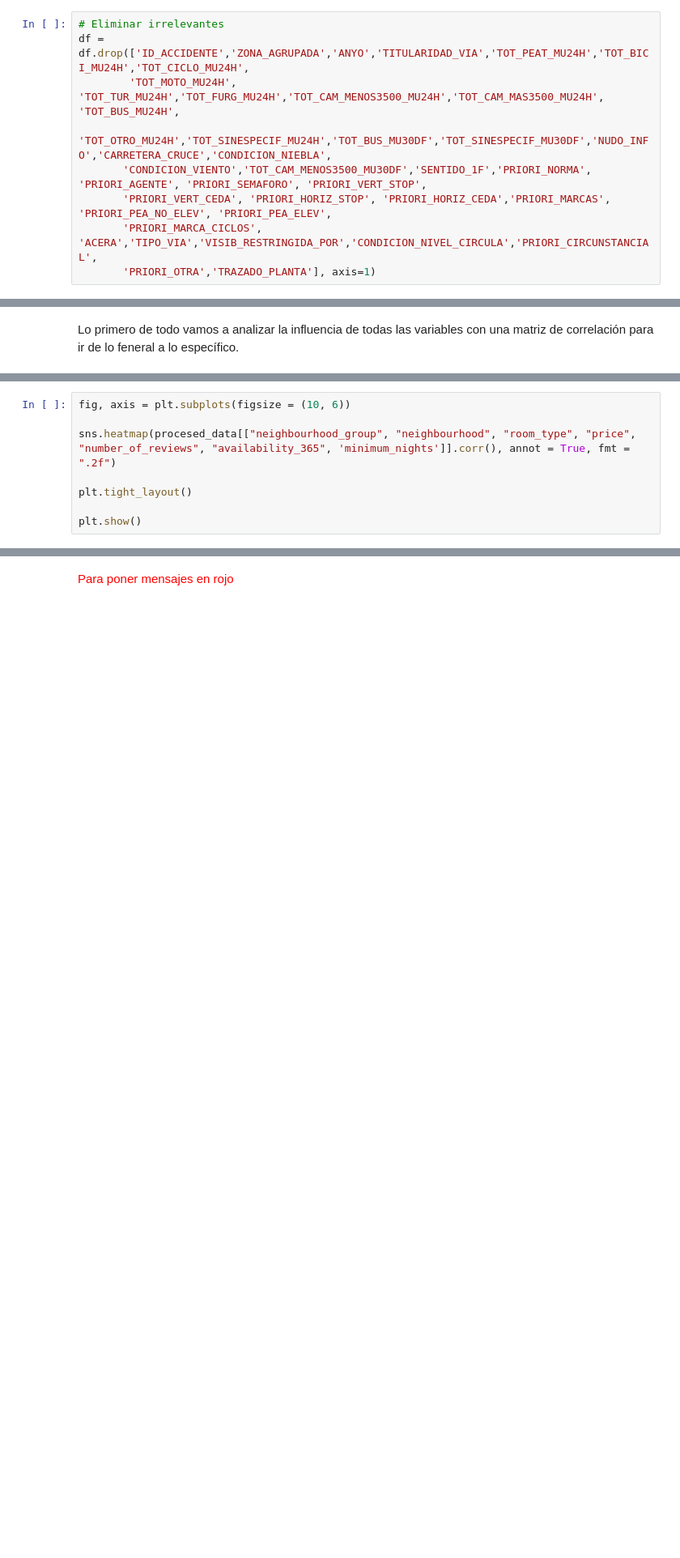
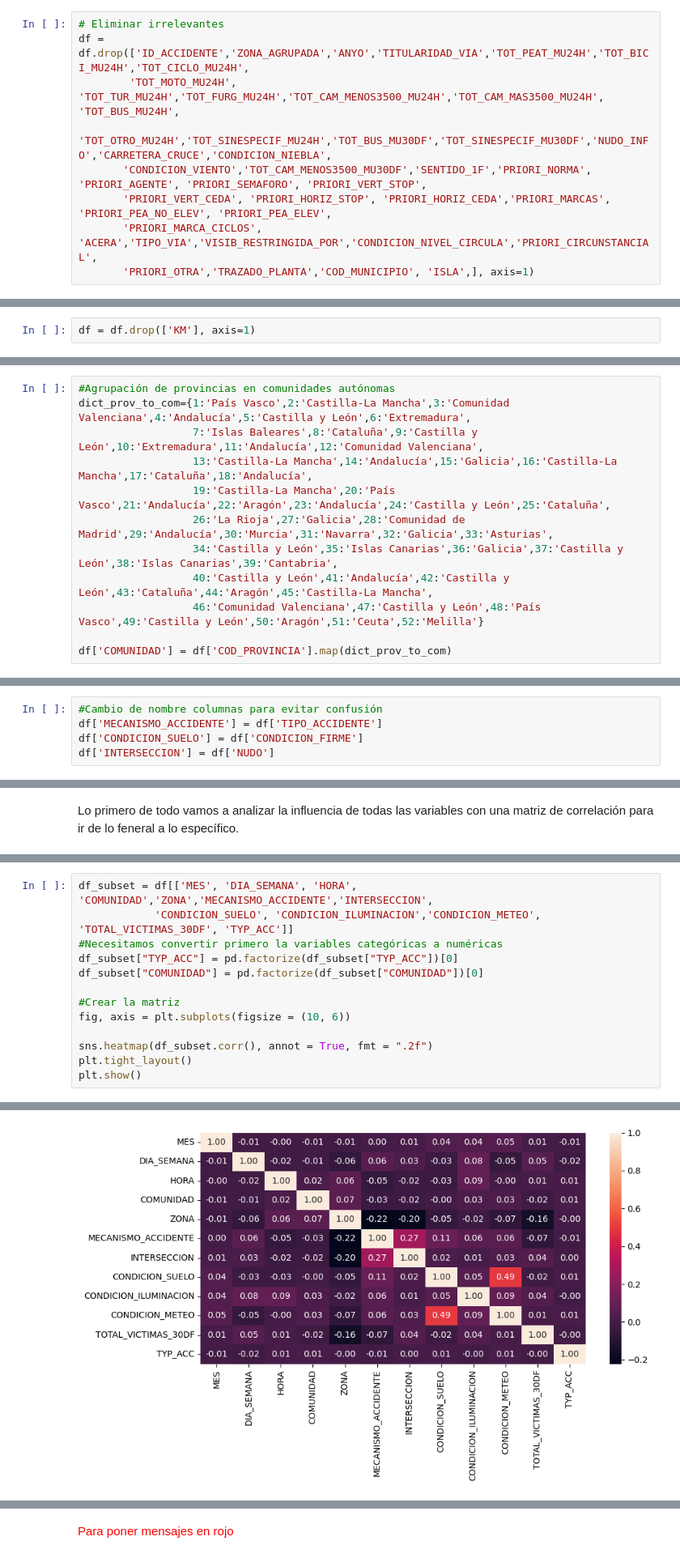
Before and after one commit to 4GeeksAcademy/Proyecto_final_DS_Alex_Carlos, a Jupyter notebook: project/project.ipynb, the cells around one changed output, grey strips where cells are left out. Shown at 81% size. Cells and saved outputs as stored; diff of their text form; blank space fills up the shorter version.

Commit message:
matriz correlacion

```diff
--- a/project/project.ipynb
+++ b/project/project.ipynb
@@ -221,7 +223,7 @@ df = df.drop(['ID_ACCIDENTE','ZONA_AGRUPADA','ANYO','TITULARIDAD_VIA','TOT_PEAT_
        'CONDICION_VIENTO','TOT_CAM_MENOS3500_MU30DF','SENTIDO_1F','PRIORI_NORMA', 'PRIORI_AGENTE', 'PRIORI_SEMAFORO', 'PRIORI_VERT_STOP',
        'PRIORI_VERT_CEDA', 'PRIORI_HORIZ_STOP', 'PRIORI_HORIZ_CEDA','PRIORI_MARCAS', 'PRIORI_PEA_NO_ELEV', 'PRIORI_PEA_ELEV',
        'PRIORI_MARCA_CICLOS', 'ACERA','TIPO_VIA','VISIB_RESTRINGIDA_POR','CONDICION_NIVEL_CIRCULA','PRIORI_CIRCUNSTANCIAL',
-       'PRIORI_OTRA','TRAZADO_PLANTA'], axis=1)
+       'PRIORI_OTRA','TRAZADO_PLANTA','COD_MUNICIPIO', 'ISLA',], axis=1)
 # %% [markdown]
 <font color="red">La de no hospitalizados 24 horas quieres que las eliminemos? no se me ocurre que valgan para nada no? </font>
 # %%
@@ -266,6 +268,8 @@ dtypes: float64(2)
 memory usage: 1.5 MB
 # %% [markdown]
 Aunque hay más nulos que antes, siguen siendo pocos teniendo en cuenta el tamaño del dataset, por la única columna que eliminaremos en base a este criterio es 'KM'
+# %%
+df = df.drop(['KM'], axis=1)
 # %% [markdown]
 # Simplificación de las variables
 # %% [markdown]
@@ -304,3 +308,15 @@ condicion_iluminacion_simpl = {1:1, 2:2, 3:2,4:3, 5:3, 6:3}
 
 #Actualización con las nuevas variables
 df['CONDICION_ILUMINACION'] = df['CONDICION_ILUMINACION'].map(condicion_iluminacion_simpl)
+# %%
+#Agrupación de provincias en comunidades autónomas
+dict_prov_to_com={1:'País Vasco',2:'Castilla-La Mancha',3:'Comunidad Valenciana',4:'Andalucía',5:'Castilla y León',6:'Extremadura',
+                  7:'Islas Baleares',8:'Cataluña',9:'Castilla y León',10:'Extremadura',11:'Andalucía',12:'Comunidad Valenciana',
+                  13:'Castilla-La Mancha',14:'Andalucía',15:'Galicia',16:'Castilla-La Mancha',17:'Cataluña',18:'Andalucía',
+                  19:'Castilla-La Mancha',20:'País Vasco',21:'Andalucía',22:'Aragón',23:'Andalucía',24:'Castilla y León',25:'Cataluña',
+                  26:'La Rioja',27:'Galicia',28:'Comunidad de Madrid',29:'Andalucía',30:'Murcia',31:'Navarra',32:'Galicia',33:'Asturias',
+                  34:'Castilla y León',35:'Islas Canarias',36:'Galicia',37:'Castilla y León',38:'Islas Canarias',39:'Cantabria',
+                  40:'Castilla y León',41:'Andalucía',42:'Castilla y León',43:'Cataluña',44:'Aragón',45:'Castilla-La Mancha',
+                  46:'Comunidad Valenciana',47:'Castilla y León',48:'País Vasco',49:'Castilla y León',50:'Aragón',51:'Ceuta',52:'Melilla'}
+
+df['COMUNIDAD'] = df['COD_PROVINCIA'].map(dict_prov_to_com)
@@ -307,3 +336,8 @@ df['CONDICION_ILUMINACION'] = df['CONDICION_ILUMINACION'].map(condicion_iluminac
+# %%
+#Cambio de nombre columnas para evitar confusión
+df['MECANISMO_ACCIDENTE'] = df['TIPO_ACCIDENTE']
+df['CONDICION_SUELO'] = df['CONDICION_FIRME']
+df['INTERSECCION'] = df['NUDO']
 # %% [markdown]
 # Análisis de los datos
 # %% [markdown]
@@ -311,8 +357,14 @@ Lo primero de todo vamos a analizar la influencia de todas las variables con una
 # %%
+df_subset = df[['MES', 'DIA_SEMANA', 'HORA', 'COMUNIDAD','ZONA','MECANISMO_ACCIDENTE','INTERSECCION',
+            'CONDICION_SUELO', 'CONDICION_ILUMINACION','CONDICION_METEO', 'TOTAL_VICTIMAS_30DF', 'TYP_ACC']]
+#Necesitamos convertir primero la variables categóricas a numéricas
+df_subset["TYP_ACC"] = pd.factorize(df_subset["TYP_ACC"])[0]
+df_subset["COMUNIDAD"] = pd.factorize(df_subset["COMUNIDAD"])[0]
+
+#Crear la matriz
 fig, axis = plt.subplots(figsize = (10, 6))
 
-sns.heatmap(procesed_data[["neighbourhood_group", "neighbourhood", "room_type", "price", "number_of_reviews", "availability_365", 'minimum_nights']].corr(), annot = True, fmt = ".2f")
-
+sns.heatmap(df_subset.corr(), annot = True, fmt = ".2f")
 plt.tight_layout()
-
 plt.show()
+# %% [output]
@@ -318,0 +381 @@ plt.show()
+[figure, added]
```
Also changed, not shown: parts of 8 cells of this notebook.
